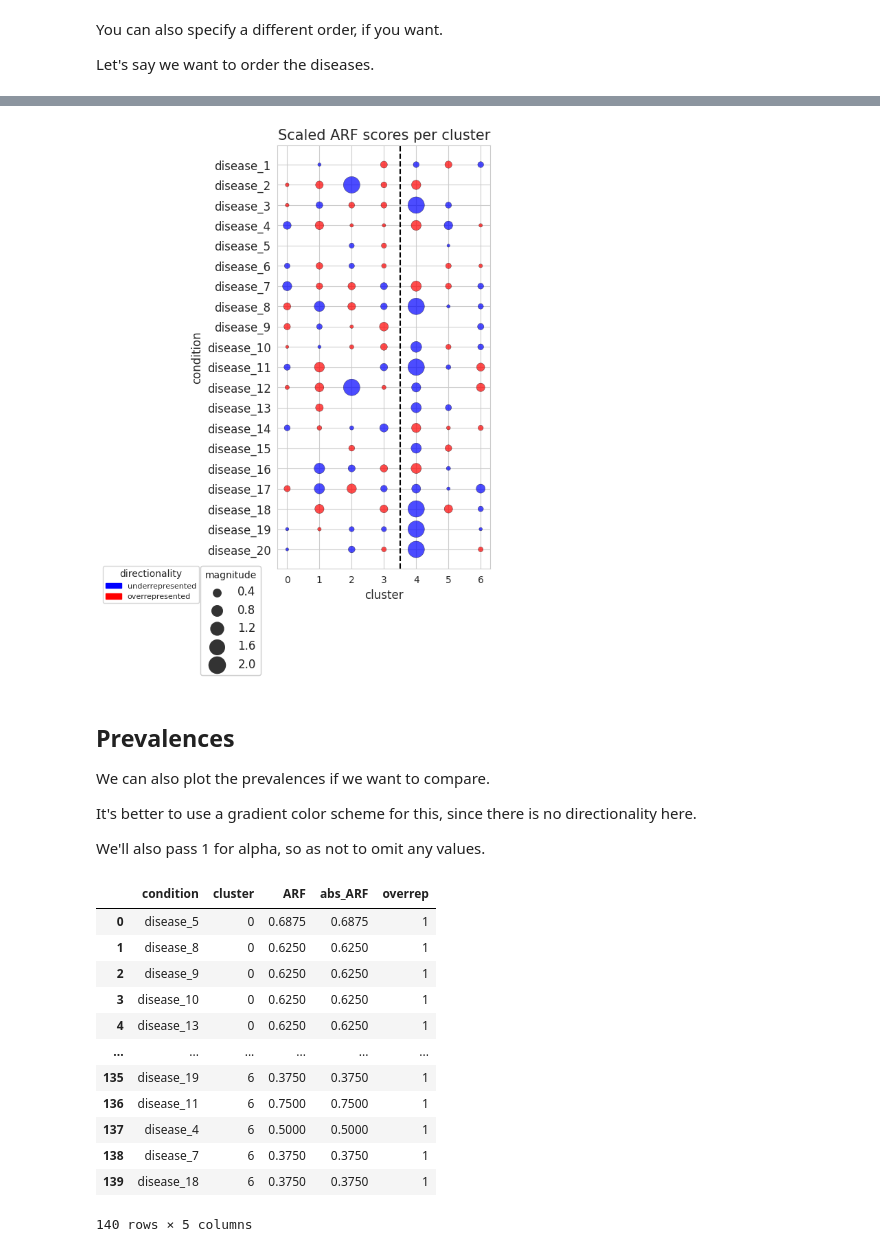
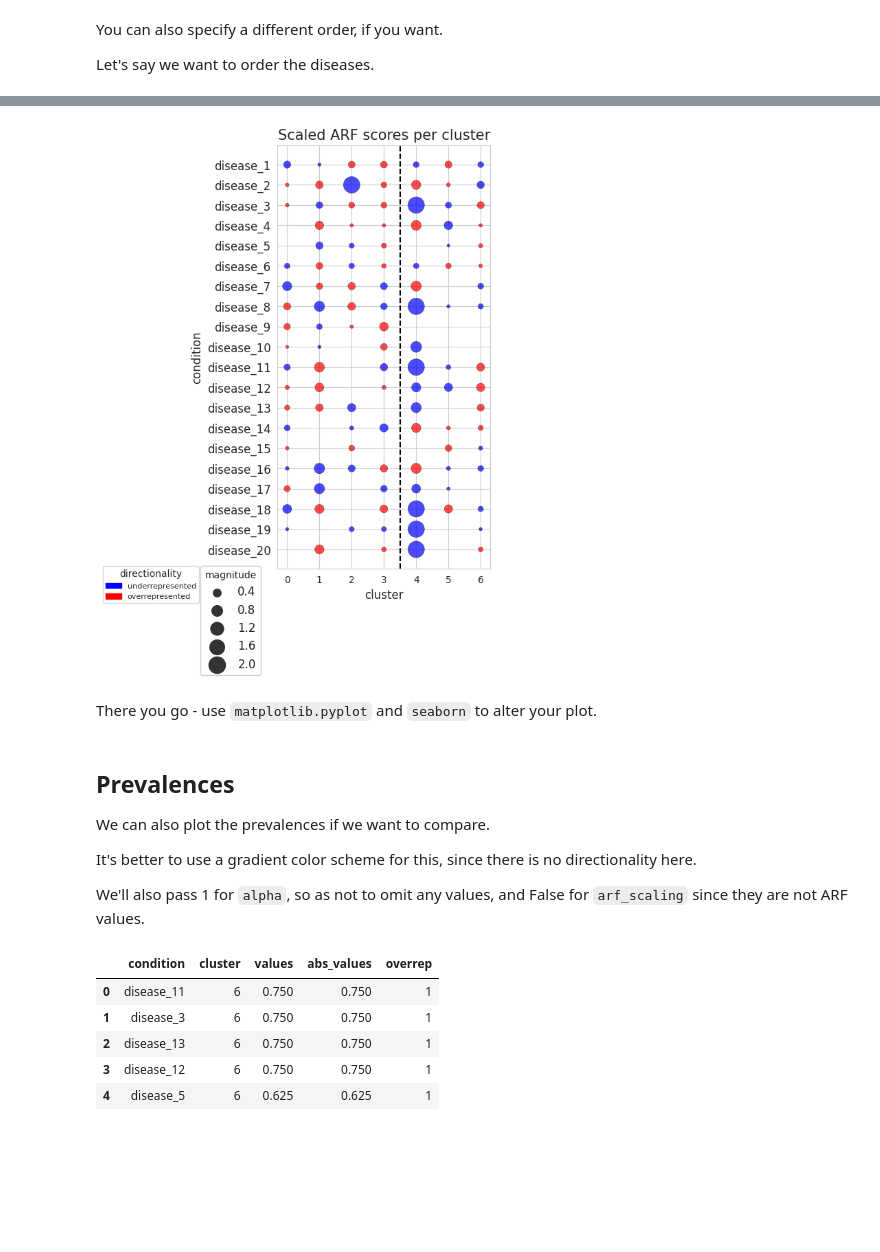
Before and after one commit to laurendelong21/clusterMed, a Jupyter notebook: bubble_heatmap_tutorial.ipynb, the cells around one changed output, grey strips where cells are left out. Saved outputs shown, nothing was run; the diff lists cells and outputs as text; code cells hidden in the pictures; blank space fills up the shorter version.

```diff
--- a/bubble_heatmap_tutorial.ipynb
+++ b/bubble_heatmap_tutorial.ipynb
@@ -78 +73,5 @@ for cluster_lab in np.sort(merged_df['cluster'].unique()):
+# %%
+arf_dict, prevs_dict = get_arfs_prevalences(df=merged_df,
+                                            conditions=merged_df.columns[0:-1],
+                                            labels_column='cluster')
 # %% [markdown]
@@ -82,7 +81,7 @@ As in our paper, we also perform Fischer's Exact Test for differential represent
 # %%
-coeffs, adj_coeffs = find_fischers_coefficients(merged_df,
-                                   'cluster',
-                                   merged_df.columns[0:-1],
+coeffs, adj_coeffs = get_fischers_coefficients(df=merged_df,
+                                   labels_column='cluster',
+                                   conditions=merged_df.columns[0:-1],
                                    alpha=0.5)
 # %% [markdown]
 The funny thing is, our dummy file was generated randomly, so we shouldn't see much significance. Let's corrupt the adjusted p-values to make visualization more fun.
@@ -242,7 +225,7 @@ sns.set_style('whitegrid')
 
 plt.figure(figsize=(4, 8))
 
-sns.scatterplot(data=plot_input, x='cluster', y='condition', size='abs_ARF', sizes=(10, 300), alpha=0.7, hue='overrep', edgecolor='black', palette=['blue', 'red'])
+sns.scatterplot(data=plot_input, x='cluster', y='condition', size='abs_values', sizes=(10, 300), alpha=0.7, hue='overrep', edgecolor='black', palette=['blue', 'red'])
 
 # Add labels and a legend
 plt.xlabel("cluster", fontsize=12)
@@ -265,7 +248,9 @@ plt.axvline(x=3.5, color='black', linestyle='--')
 
 plt.show()
 # %% [output]
-[figure, old version]
+[figure, new version]
+# %% [markdown]
+There you go - use `matplotlib.pyplot` and `seaborn` to alter your plot.
 # %% [markdown]
 ## Prevalences
 
@@ -273,7 +258,7 @@ We can also plot the prevalences if we want to compare.
 
 It's better to use a gradient color scheme for this, since there is no directionality here.
 
-We'll also pass 1 for alpha, so as not to omit any values.
+We'll also pass 1 for `alpha`, so as not to omit any values, and False for `arf_scaling` since they are not ARF values.
 # %%
 plot_input = get_bubble_heatmap_input(values_dict=prevs_dict,
                                       pvalue_dict=adj_coeffs,
@@ -281,21 +266,14 @@ plot_input = get_bubble_heatmap_input(values_dict=prevs_dict,
                                       arf_scaling=False
                                       )
 # %%
-plot_input
+plot_input.head(5)
 # %% [output]
-|  | condition | cluster | ARF | abs_ARF | overrep |
-| 0 | disease_5 | 0 | 0.6875 | 0.6875 | 1 |
-| 1 | disease_8 | 0 | 0.6250 | 0.6250 | 1 |
-| 2 | disease_9 | 0 | 0.6250 | 0.6250 | 1 |
-| 3 | disease_10 | 0 | 0.6250 | 0.6250 | 1 |
-| 4 | disease_13 | 0 | 0.6250 | 0.6250 | 1 |
-| ... | ... | ... | ... | ... | ... |
-| 135 | disease_19 | 6 | 0.3750 | 0.3750 | 1 |
-| 136 | disease_11 | 6 | 0.7500 | 0.7500 | 1 |
-| 137 | disease_4 | 6 | 0.5000 | 0.5000 | 1 |
-| 138 | disease_7 | 6 | 0.3750 | 0.3750 | 1 |
-| 139 | disease_18 | 6 | 0.3750 | 0.3750 | 1 |
+|  | condition | cluster | values | abs_values | overrep |
+| 0 | disease_11 | 6 | 0.750 | 0.750 | 1 |
+| 1 | disease_3 | 6 | 0.750 | 0.750 | 1 |
+| 2 | disease_13 | 6 | 0.750 | 0.750 | 1 |
+| 3 | disease_12 | 6 | 0.750 | 0.750 | 1 |
+| 4 | disease_5 | 6 | 0.625 | 0.625 | 1 |
-140 rows × 5 columns
 # %%
 # Add gridlines
 sns.set_style('whitegrid')
```
Also changed, not shown: parts of 14 cells of this notebook, 1 other file.
